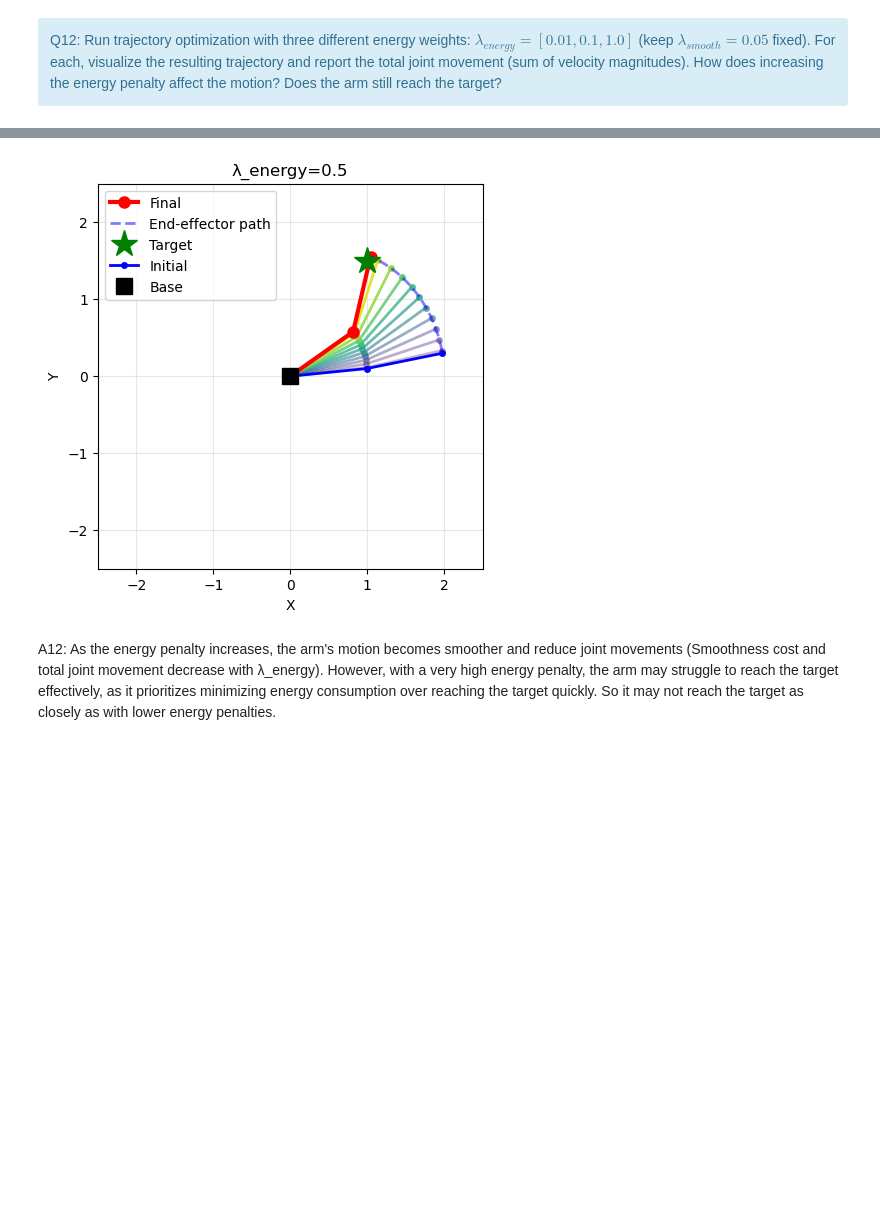
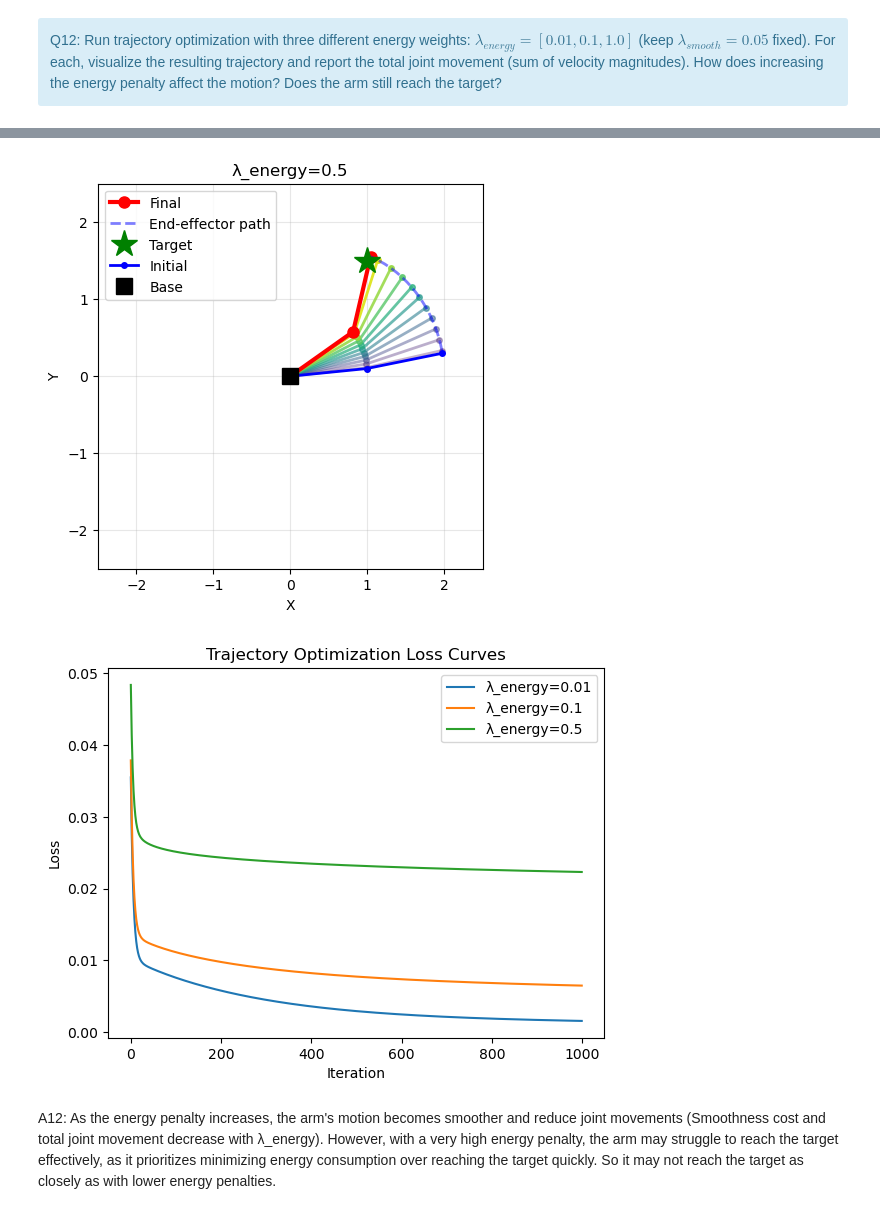
Before and after one commit to Paulchen-git/BE_optim, a Jupyter notebook: control_BE_submission.ipynb, the cells around one changed output, grey strips where cells are left out. Saved outputs shown, nothing was run; the diff lists cells and outputs as text; code cells hidden in the pictures; blank space fills up the shorter version.

```diff
--- a/control_BE_submission.ipynb
+++ b/control_BE_submission.ipynb
@@ -1396,6 +1401,7 @@ Q12: Run trajectory optimization with three different energy weights: $\lambda_{
 # %%
 lambda_energy_list = [0.01, 0.1, 0.5]
 T = 20
+loss_histories = []
 for i, lambda_energy in enumerate(lambda_energy_list):
     print(f"\nOptimizing trajectory with λ_energy={lambda_energy}")
     theta_traj, loss_hist = gradient_descent_trajectory(
@@ -1404,33 +1410,44 @@ for i, lambda_energy in enumerate(lambda_energy_list):
         lambda_energy=lambda_energy, lambda_smooth=0.05
     )
     plot_trajectory_sequence(theta_traj, LENGTHS, target,
                              title=f"λ_energy={lambda_energy}", theta_init=theta_init)
     analyze_trajectory_metrics(theta_traj)
+    loss_histories.append(loss_hist)
 
     end_eff = forward_kinematics_numpy(theta_traj[-1], LENGTHS)
     print("End position:", end_eff)
     print("Distance to target:", np.linalg.norm(end_eff - target))
+
+plt.figure()
+for i, lambda_energy in enumerate(lambda_energy_list):
+    plt.plot(loss_histories[i], label=f"λ_energy={lambda_energy}")
+plt.xlabel("Iteration")
+plt.ylabel("Loss")
+plt.title("Trajectory Optimization Loss Curves")
+plt.legend()
+plt.show()
 # %% [output]
 Optimizing trajectory with λ_energy=0.01
 Iteration 0: Loss = 0.035503
 Iteration 100: Loss = 0.007562
 Iteration 200: Loss = 0.005756
 Iteration 300: Loss = 0.004472
 Iteration 400: Loss = 0.003557
 Iteration 500: Loss = 0.002904
 Iteration 600: Loss = 0.002438
 Iteration 700: Loss = 0.002102
 Iteration 800: Loss = 0.001857
 Iteration 900: Loss = 0.001674
 Trajectory Metrics:
 ... (40 lines left out)
   Max acceleration: 0.0046 rad/timestep²
   Smoothness cost: 0.0001 (lower is better)
 End position: [1.04264313 1.55197352]
 Distance to target: 0.06722859124066301
 [figure]
 [figure]
 [figure]
+[figure, added]
 # %% [markdown]
 A12: As the energy penalty increases, the arm's motion becomes smoother and reduce joint movements (Smoothness cost and total joint movement decrease with λ_energy). However, with a very high energy penalty, the arm may struggle to reach the target effectively, as it prioritizes minimizing energy consumption over reaching the target quickly. So it may not reach the target as closely as with lower energy penalties.
 # %% [markdown]
```
Also changed, not shown: parts of 5 cells of this notebook.
